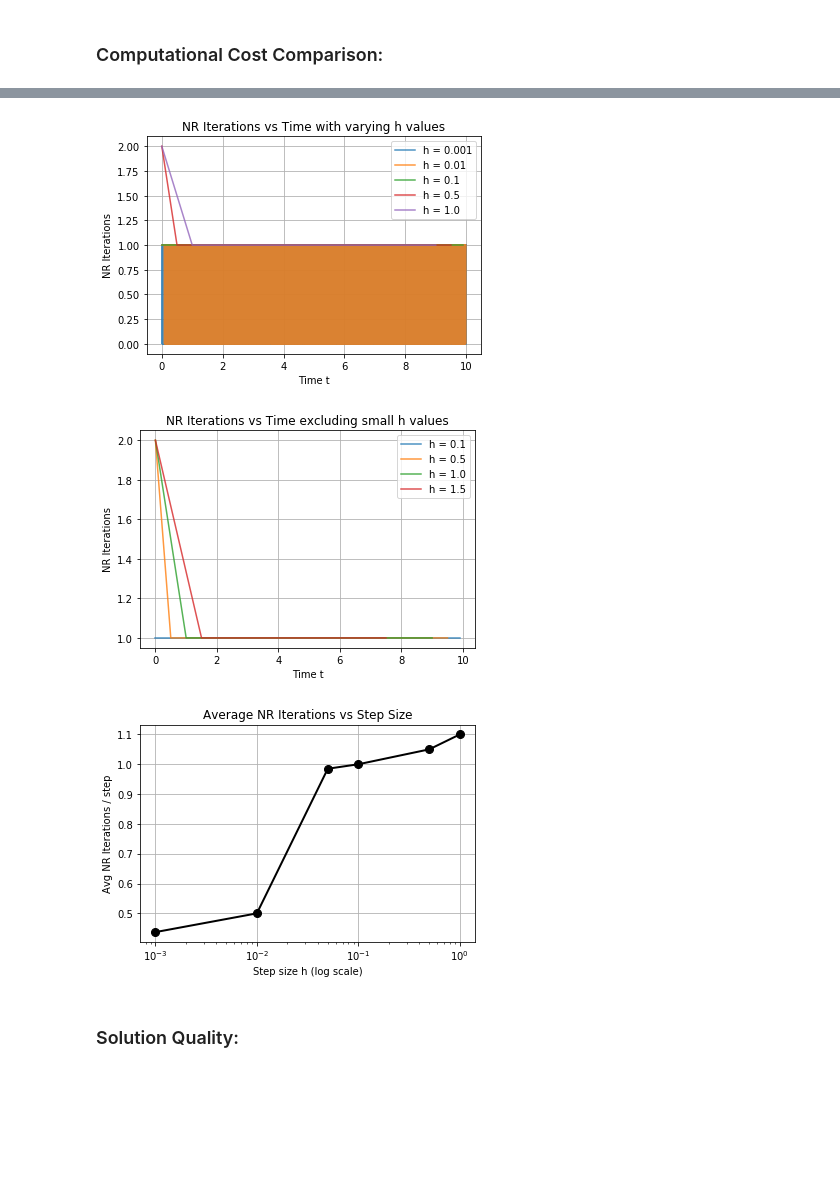
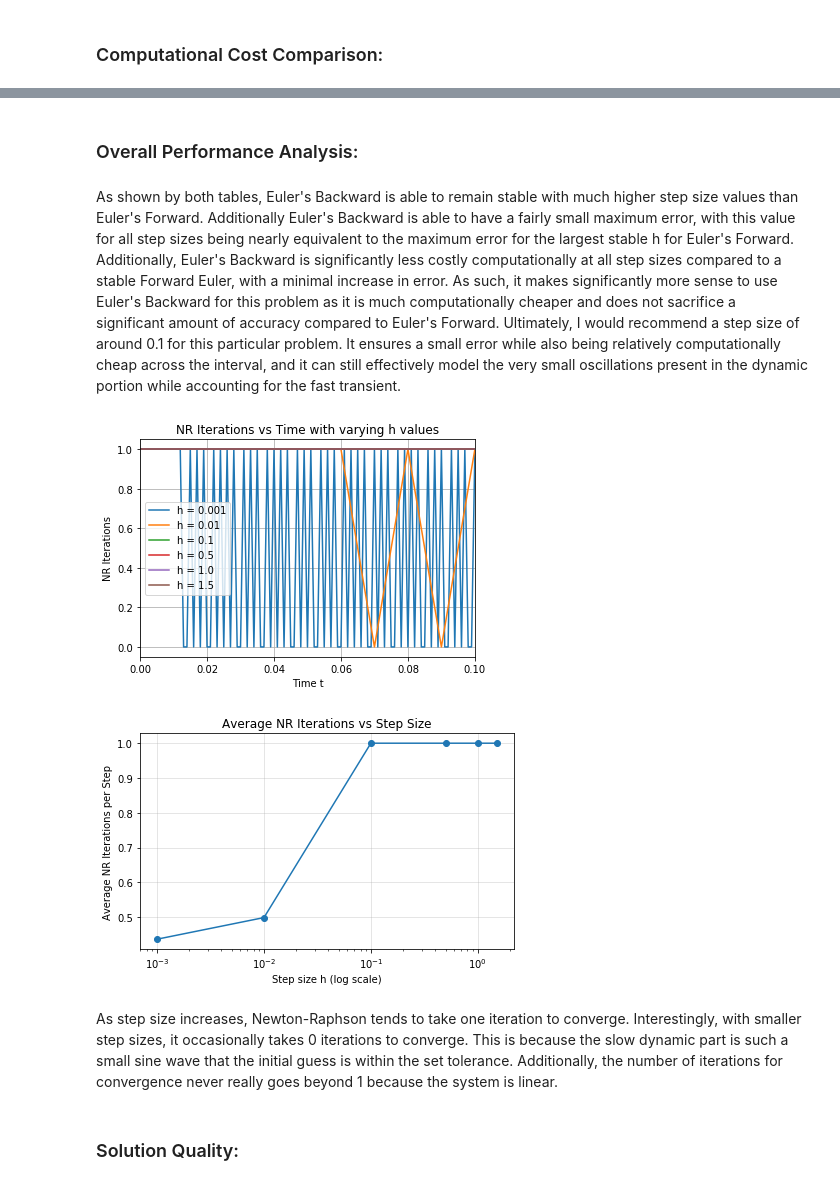
Before and after one commit to walttruelove29/coe311k, a Jupyter notebook: Final/Finalpt2.ipynb, the cells around one changed output, grey strips where cells are left out. Cells and saved outputs as stored; diff of their text form; code cells hidden in the pictures; blank space fills up the shorter version.

```diff
--- a/Final/Finalpt2.ipynb
+++ b/Final/Finalpt2.ipynb
@@ -410,0 +272,18 @@ Number of steps: 21
+# %%
+# Test and plot with different h values
+
+test_hs = [0.1, 0.5, 1.0, 1.5]
+for n, h in enumerate(test_hs):
+    print(f"Test {n+1} h = {h}")
+    t_backward, x_backward, iters = euler_backward(f, x0, t0, t_final, h, verbose=True)
+    plt.figure(figsize=(8, 4))
+    plt.plot(t_backward, x_backward, 'b-o', markersize=4, label='Implicit Euler')
+    plt.plot(t_backward, x_exact(t_backward), 'r--', linewidth=2, label='Exact')
+    plt.xlabel('Time t')
+    plt.ylabel('x(t)')
+    plt.title(f'Solution (h = {h})')
+    plt.legend()
+    plt.grid(True)
+    plt.show()
+    print(f"Number of steps: {len(t_backward)}")
+    print("")
@@ -501,39 +423,39 @@ Euler Forward with largest stable h:
+# %% [markdown]
+### Overall Performance Analysis:
+# %% [markdown]
+As shown by both tables, Euler's Backward is able to remain stable with much higher step size values than Euler's Forward. Additionally Euler's Backward is able to have a fairly small maximum error, with this value for all step sizes being nearly equivalent to the maximum error for the largest stable h for Euler's Forward. Additionally, Euler's Backward is significantly less costly computationally at all step sizes compared to a stable Forward Euler, with a minimal increase in error. As such, it makes significantly more sense to use Euler's Backward for this problem as it is much computationally cheaper and does not sacrifice a significant amount of accuracy compared to Euler's Forward. Ultimately, I would recommend a step size of around 0.1 for this particular problem. It ensures a small error while also being relatively computationally cheap across the interval, and it can still effectively model the very small oscillations present in the dynamic portion while accounting for the fast transient.
 # %%
-
+# NR Iterations vs Time Plot
 test_hs = [0.001, 0.01, 0.1, 0.5, 1.0, 1.5]
-larger_hs = [0.1, 0.5, 1.0, 1.5]
-
+plt.figure()
 for h in (test_hs):
     t_b, x_b, iters_b = euler_backward(f, x0, t0, t_final, h, verbose=False)
-    plt.plot(t_b[:-1], iters_b, label=f'h = {h}', alpha=0.8)
+    plt.plot(t_b[:-1], iters_b, label=f'h = {h}')
 plt.xlabel('Time t'); plt.ylabel('NR Iterations')
+plt.xlim(0.0, 0.1) # Limited time range to better illustrate the rapid oscillation between 1 and 0 iterations for small h
 plt.title('NR Iterations vs Time with varying h values')
 plt.legend()
 plt.grid(True)
 plt.show()
+# Average NR Iterations vs Step Size
+avg_iters = []
+for h in test_hs:
+    t_b, x_b, iters_b = euler_backward(f, x0, t0, t_final, h, verbose=False)
+    avg_iters.append(np.mean(iters_b))
 
-for h in (larger_hs):
-    t_b, x_b, iters_b = euler_backward(f, x0, t0, t_final, h, verbose=False)
-    plt.plot(t_b[:-1], iters_b, label=f'h = {h}', alpha=0.8)
-plt.xlabel('Time t'); plt.ylabel('NR Iterations')
-plt.title('NR Iterations vs Time excluding small h values')
-plt.legend()
-plt.grid(True)
+plt.figure()
+plt.semilogx(test_hs, avg_iters, 'o-')
+plt.xlabel('Step size h (log scale)')
+plt.ylabel('Average NR Iterations per Step')
+plt.title('Average NR Iterations vs Step Size')
+plt.grid(True, alpha=0.4)
+plt.tight_layout()
 plt.show()
-
-hs_plot = sorted(backward_results.keys())
-avg_iters_plot = [backward_results[h]['avg_iters'] for h in hs_plot]
-plt.semilogx(hs_plot, avg_iters_plot, 'ko-', markersize=8, linewidth=2)
-plt.xlabel('Step size h (log scale)'); plt.ylabel('Avg NR Iterations / step')
-plt.title('Average NR Iterations vs Step Size')
-plt.grid(True)
-
-
-plt.show()
 # %% [output]
-[figure, old version]
+[figure, new version]
-[figure, old version]
+[figure, new version]
-[figure, removed]
+# %% [markdown]
+As step size increases, Newton-Raphson tends to take one iteration to converge. Interestingly, with smaller step sizes, it occasionally takes 0 iterations to converge. This is because the slow dynamic part is such a small sine wave that the initial guess is within the set tolerance. Additionally, the number of iterations for convergence never really goes beyond 1 because the system is linear.
 # %% [markdown]
 ### Solution Quality:
 # %%
```
Also changed, not shown: parts of 32 cells of this notebook.
